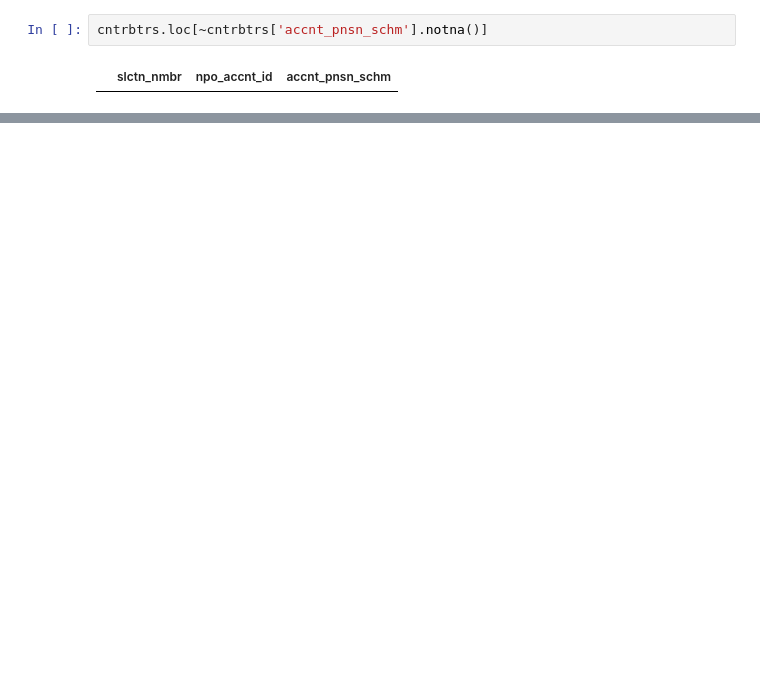
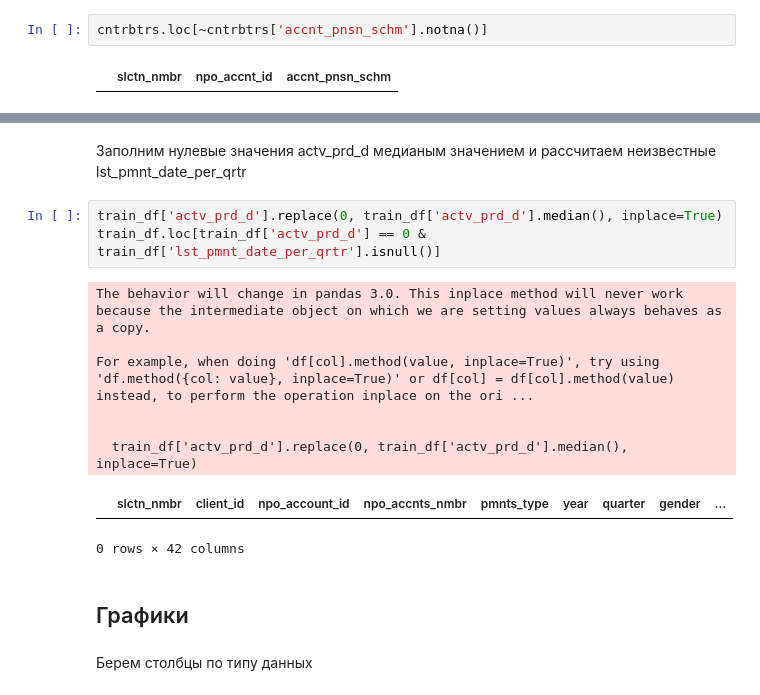
Before and after one commit to zibestr/AI-Hackathon-SFD, a Jupyter notebook: main.ipynb, the cells around one changed output, grey strips where cells are left out. Cells and saved outputs as stored; diff of their text form; blank space fills up the shorter version.

```diff
--- a/main.ipynb
+++ b/main.ipynb
@@ -112,0 +139,18 @@ cntrbtrs.loc[~cntrbtrs['accnt_pnsn_schm'].notna()]
+# %% [markdown]
+Заполним нулевые значения actv_prd_d медианым значением и рассчитаем неизвестные lst_pmnt_date_per_qrtr
+# %%
+train_df['actv_prd_d'].replace(0, train_df['actv_prd_d'].median(), inplace=True)
+train_df.loc[train_df['actv_prd_d'] == 0 & train_df['lst_pmnt_date_per_qrtr'].isnull()]
+# %% [output]
+The behavior will change in pandas 3.0. This inplace method will never work because the intermediate object on which we are setting values always behaves as a copy.
+
+For example, when doing 'df[col].method(value, inplace=True)', try using 'df.method({col: value}, inplace=True)' or df[col] = df[col].method(value) instead, to perform the operation inplace on the ori ...
+
+
+  train_df['actv_prd_d'].replace(0, train_df['actv_prd_d'].median(), inplace=True)
+|  | slctn_nmbr | client_id | npo_account_id | npo_accnts_nmbr | pmnts_type | year | quarter | gender | ... |
+0 rows × 42 columns
+# %% [markdown]
+## Графики
+# %% [markdown]
+Берем столбцы по типу данных
```
Also changed, not shown: parts of 13 cells of this notebook.
